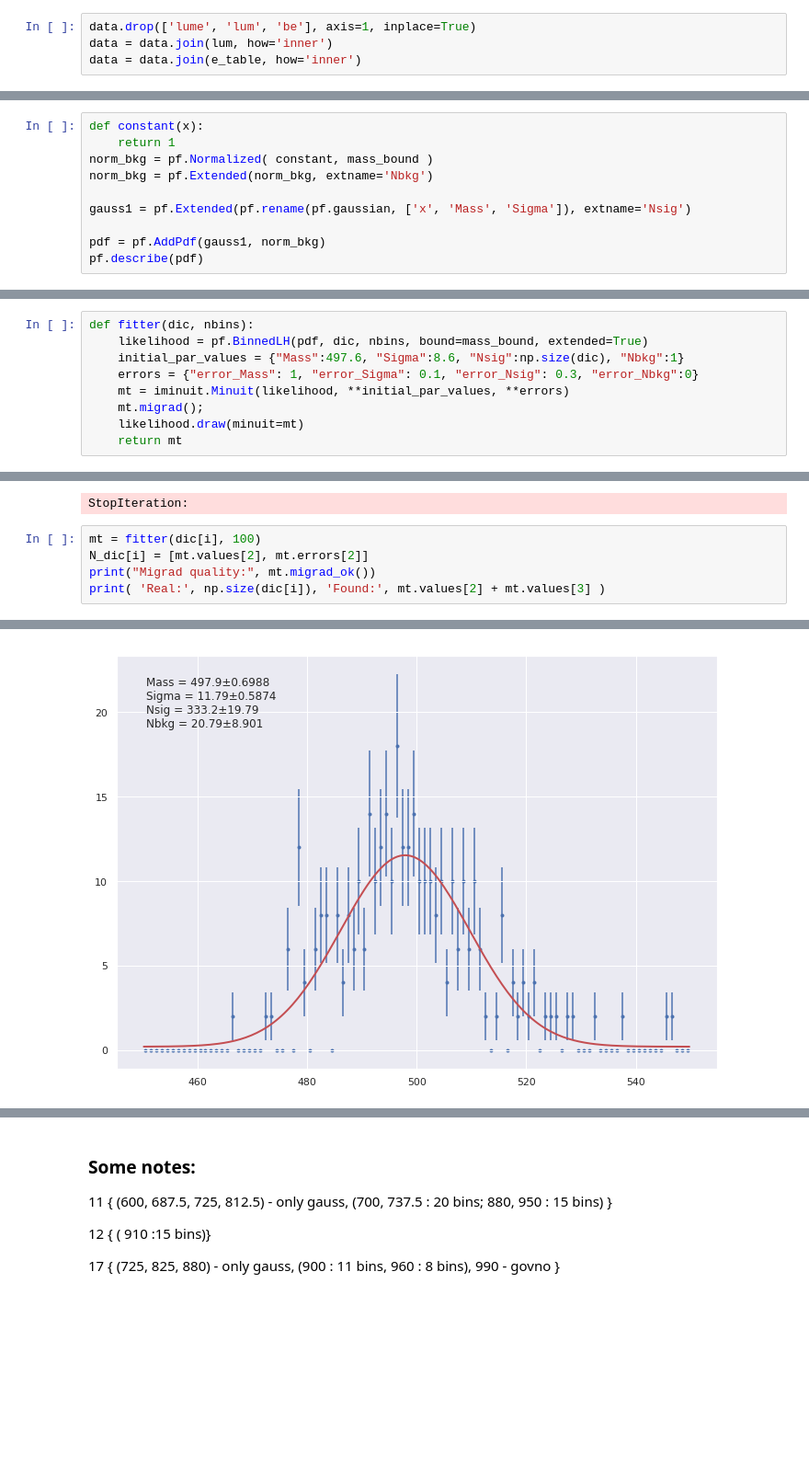
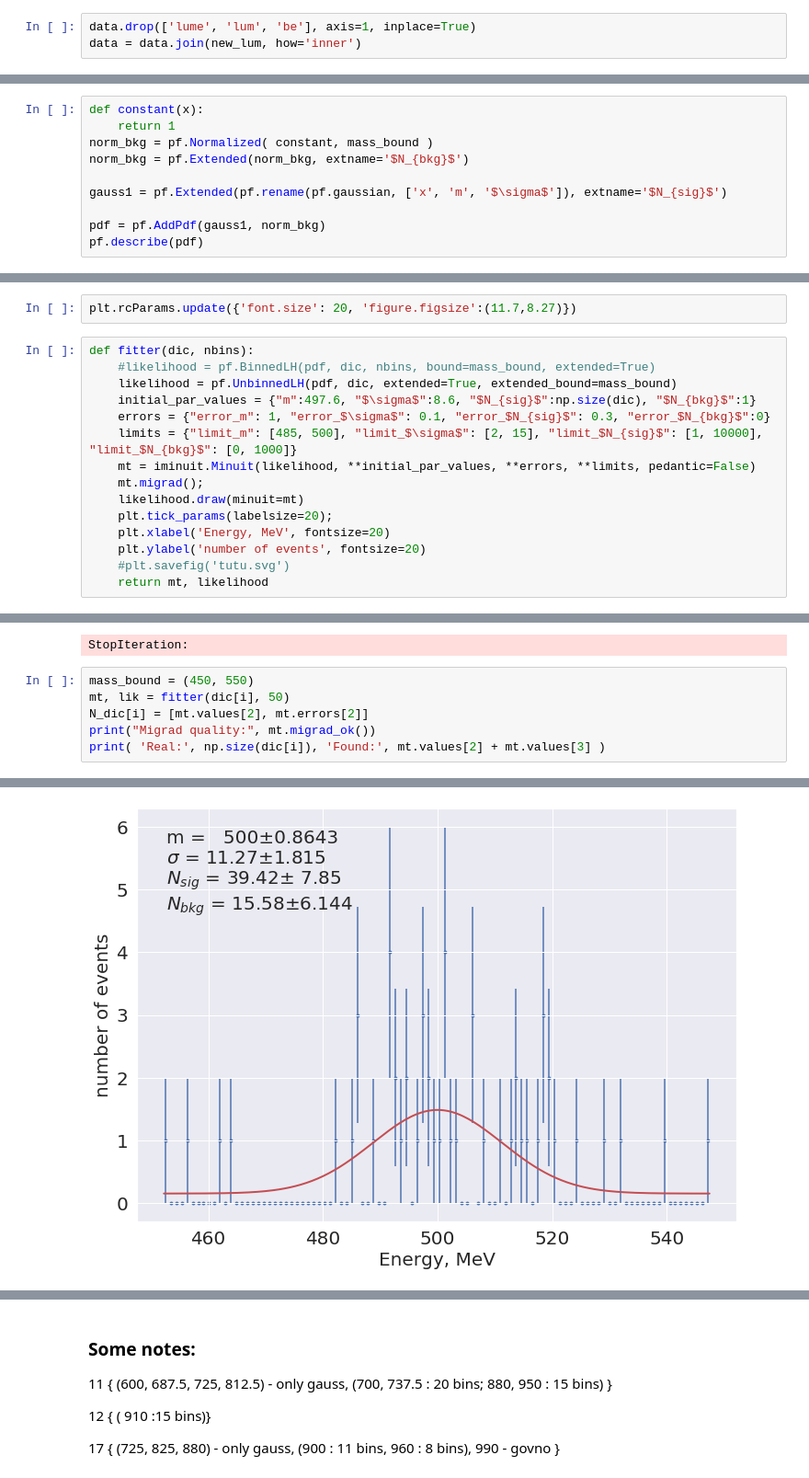
Before and after one commit to nikita-p/research, a Jupyter notebook: uproot/Analysis.ipynb, the cells around one changed output, grey strips where cells are left out. Shown at 92% size. Drawn from its saved outputs; the diff is of its cells as text; blank space fills up the shorter version.

```diff
--- a/uproot/Analysis.ipynb
+++ b/uproot/Analysis.ipynb
@@ -161,8 +188,7 @@ I have got new luminosity table.
 Now I should joint it to existing table
 # %%
 data.drop(['lume', 'lum', 'be'], axis=1, inplace=True)
-data = data.join(lum, how='inner')
-data = data.join(e_table, how='inner')
+data = data.join(new_lum, how='inner')
 # %% [markdown]
 That is good. Now I should do the analysis
 # %%
@@ -212,9 +238,9 @@ import probfit as pf
 def constant(x):
     return 1
 norm_bkg = pf.Normalized( constant, mass_bound )
-norm_bkg = pf.Extended(norm_bkg, extname='Nbkg')
+norm_bkg = pf.Extended(norm_bkg, extname='$N_{bkg}$')
 
-gauss1 = pf.Extended(pf.rename(pf.gaussian, ['x', 'Mass', 'Sigma']), extname='Nsig')
+gauss1 = pf.Extended(pf.rename(pf.gaussian, ['x', 'm', '$\sigma$']), extname='$N_{sig}$')
 
 pdf = pf.AddPdf(gauss1, norm_bkg)
 pf.describe(pdf)
@@ -223,9 +249,17 @@ pf.describe(pdf)
+# %%
+plt.rcParams.update({'font.size': 20, 'figure.figsize':(11.7,8.27)})
 # %%
 def fitter(dic, nbins):
-    likelihood = pf.BinnedLH(pdf, dic, nbins, bound=mass_bound, extended=True)
-    initial_par_values = {"Mass":497.6, "Sigma":8.6, "Nsig":np.size(dic), "Nbkg":1}
-    errors = {"error_Mass": 1, "error_Sigma": 0.1, "error_Nsig": 0.3, "error_Nbkg":0}
-    mt = iminuit.Minuit(likelihood, **initial_par_values, **errors)
+    #likelihood = pf.BinnedLH(pdf, dic, nbins, bound=mass_bound, extended=True)
+    likelihood = pf.UnbinnedLH(pdf, dic, extended=True, extended_bound=mass_bound)
+    initial_par_values = {"m":497.6, "$\sigma$":8.6, "$N_{sig}$":np.size(dic), "$N_{bkg}$":1}
+    errors = {"error_m": 1, "error_$\sigma$": 0.1, "error_$N_{sig}$": 0.3, "error_$N_{bkg}$":0}
+    limits = {"limit_m": [485, 500], "limit_$\sigma$": [2, 15], "limit_$N_{sig}$": [1, 10000], "limit_$N_{bkg}$": [0, 1000]}
+    mt = iminuit.Minuit(likelihood, **initial_par_values, **errors, **limits, pedantic=False)
     mt.migrad();
     likelihood.draw(minuit=mt)
-    return mt
+    plt.tick_params(labelsize=20);
+    plt.xlabel('Energy, MeV', fontsize=20)
+    plt.ylabel('number of events', fontsize=20)
+    #plt.savefig('tutu.svg')
+    return mt, likelihood
@@ -251,7 +276,8 @@ print('Label:', i)
 # %% [output]
 StopIteration:
 # %%
-mt = fitter(dic[i], 100)
+mass_bound = (450, 550)
+mt, lik = fitter(dic[i], 50)
 N_dic[i] = [mt.values[2], mt.errors[2]]
 print("Migrad quality:", mt.migrad_ok())
 print( 'Real:', np.size(dic[i]), 'Found:', mt.values[2] + mt.values[3] )
@@ -261,4 +287,4 @@ Real: 354 Found: 354.0034195226335
-[figure, old version]
+[figure, new version]
 # %%
 N_dic
 # %% [output]
```
Also changed, not shown: parts of 35 cells of this notebook, 13 other files.
